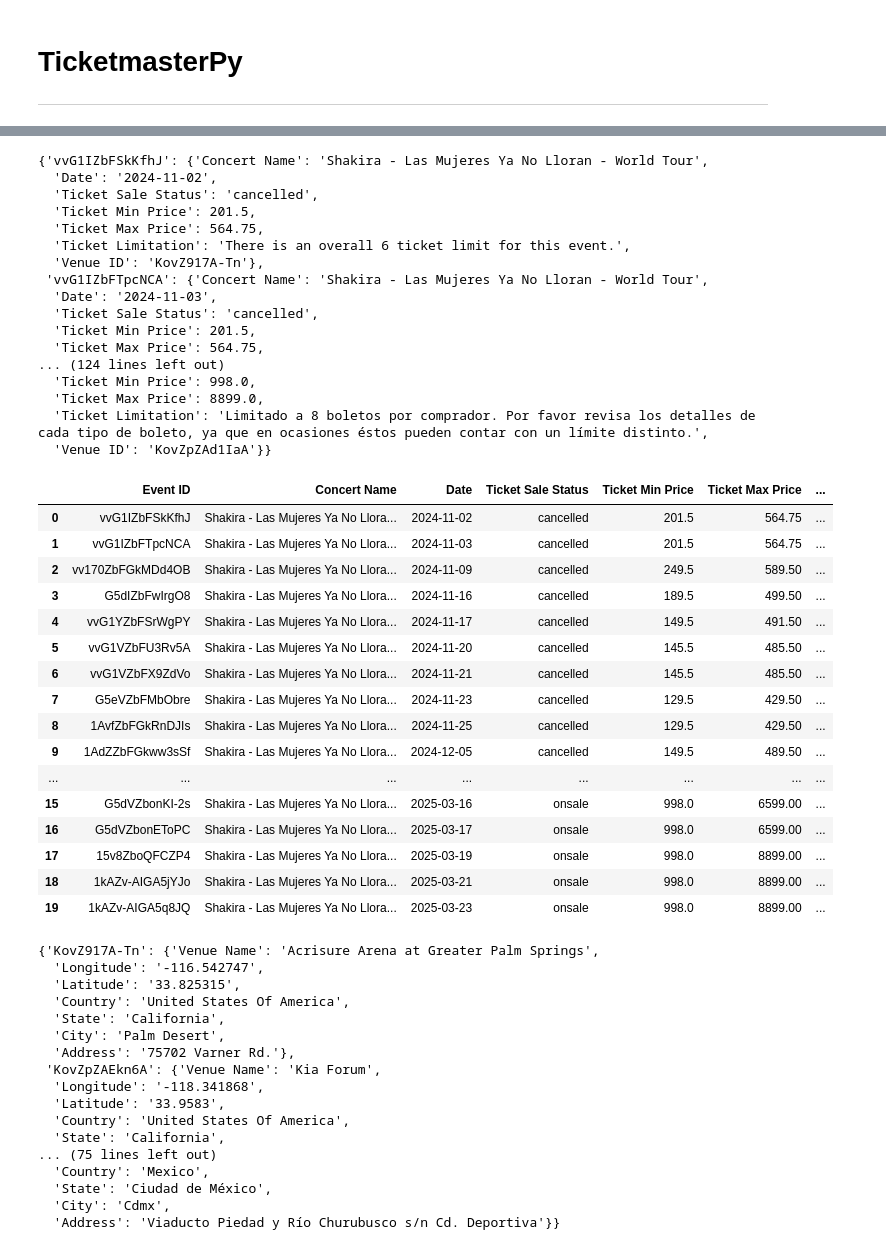
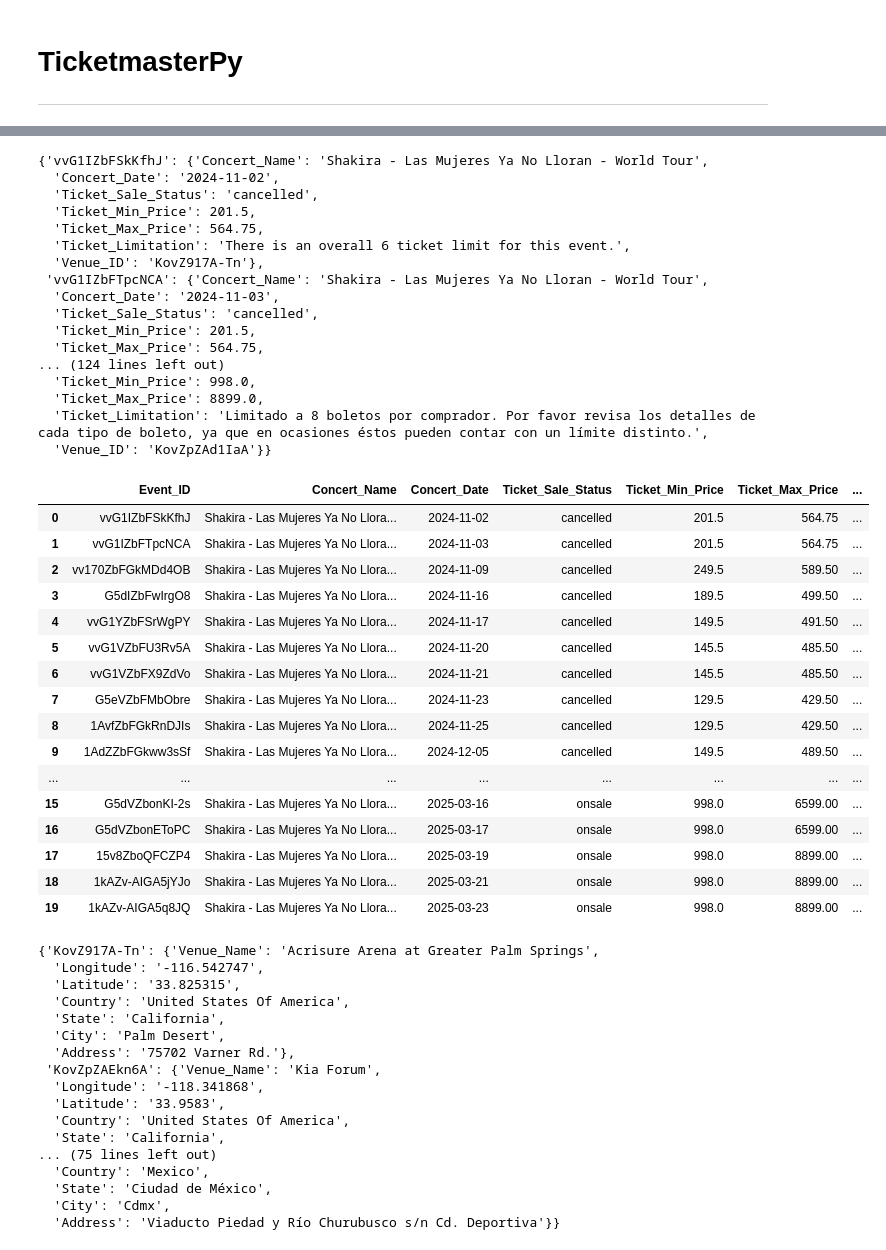
Before and after one commit to sescajeda/project3-data-engineering, a Jupyter notebook: Ticketmaster_API/TicketmasterPy.ipynb, the cells around one changed output, grey strips where cells are left out. Saved outputs shown, nothing was run; the diff lists cells and outputs as text; code cells hidden in the pictures.

```diff
--- a/Ticketmaster_API/TicketmasterPy.ipynb
+++ b/Ticketmaster_API/TicketmasterPy.ipynb
@@ -109,65 +109,65 @@ for concert in concerts:
         concert_id = concert['id']
 
         concert_name = concert['name']
-        concert_dict['Concert Name'] = concert_name
+        concert_dict['Concert_Name'] = concert_name
         concert_date = concert['dates']['start']['localDate']
-        concert_dict['Date'] = concert_date
+        concert_dict['Concert_Date'] = concert_date
         ticket_sale_status = concert['dates']['status']['code']
-        concert_dict['Ticket Sale Status'] = ticket_sale_status
+        concert_dict['Ticket_Sale_Status'] = ticket_sale_status
 
         # Use a try-except statement for varables that aren't necessarily common to all the concerts
         try:
             ticket_min_price = concert['priceRanges'][0]['min']
-            concert_dict['Ticket Min Price'] = ticket_min_price
+            concert_dict['Ticket_Min_Price'] = ticket_min_price
             ticket_max_price = concert['priceRanges'][0]['max']
-            concert_dict['Ticket Max Price'] = ticket_max_price
+            concert_dict['Ticket_Max_Price'] = ticket_max_price
         except (KeyError):
-            concert_dict['Ticket Min Price'] = 'Concert is in presale. General pricing is not available'
-            concert_dict['Ticket Max Price'] = 'Concert is in presale. General pricing is not available'
+            concert_dict['Ticket_Min_Price'] = 'Concert is in presale. General pricing is not available'
+            concert_dict['Ticket_Max_Price'] = 'Concert is in presale. General pricing is not available'
 
         try:
             ticket_limit = concert['ticketLimit']['info']
-            concert_dict['Ticket Limitation'] = ticket_limit
+            concert_dict['Ticket_Limitation'] = ticket_limit
         except (KeyError):
-            concert_dict['Ticket Limitation'] = 'No Limit'
+            concert_dict['Ticket_Limitation'] = 'No Limit'
 
         venue_id = concert['_embedded']['venues'][0]['id']
-        concert_dict['Venue ID'] = venue_id
+        concert_dict['Venue_ID'] = venue_id
 
         # Add the concert_dict to the dict_of_concerts
         dict_of_concerts[concert_id] = concert_dict
 
 dict_of_concerts
 # %% [output]
-{'vvG1IZbFSkKfhJ': {'Concert Name': 'Shakira - Las Mujeres Ya No Lloran - World Tour',
-  'Date': '2024-11-02',
-  'Ticket Sale Status': 'cancelled',
-  'Ticket Min Price': 201.5,
-  'Ticket Max Price': 564.75,
-  'Ticket Limitation': 'There is an overall 6 ticket limit for this event.',
-  'Venue ID': 'KovZ917A-Tn'},
- 'vvG1IZbFTpcNCA': {'Concert Name': 'Shakira - Las Mujeres Ya No Lloran - World Tour',
-  'Date': '2024-11-03',
-  'Ticket Sale Status': 'cancelled',
-  'Ticket Min Price': 201.5,
-  'Ticket Max Price': 564.75,
+{'vvG1IZbFSkKfhJ': {'Concert_Name': 'Shakira - Las Mujeres Ya No Lloran - World Tour',
+  'Concert_Date': '2024-11-02',
+  'Ticket_Sale_Status': 'cancelled',
+  'Ticket_Min_Price': 201.5,
+  'Ticket_Max_Price': 564.75,
+  'Ticket_Limitation': 'There is an overall 6 ticket limit for this event.',
+  'Venue_ID': 'KovZ917A-Tn'},
+ 'vvG1IZbFTpcNCA': {'Concert_Name': 'Shakira - Las Mujeres Ya No Lloran - World Tour',
+  'Concert_Date': '2024-11-03',
+  'Ticket_Sale_Status': 'cancelled',
+  'Ticket_Min_Price': 201.5,
+  'Ticket_Max_Price': 564.75,
 ... (124 lines left out)
-  'Ticket Min Price': 998.0,
-  'Ticket Max Price': 8899.0,
-  'Ticket Limitation': 'Limitado a 8 boletos por comprador. Por favor revisa los detalles de cada tipo de boleto, ya que en ocasiones éstos pueden contar con un límite distinto.',
-  'Venue ID': 'KovZpZAd1IaA'}}
+  'Ticket_Min_Price': 998.0,
+  'Ticket_Max_Price': 8899.0,
+  'Ticket_Limitation': 'Limitado a 8 boletos por comprador. Por favor revisa los detalles de cada tipo de boleto, ya que en ocasiones éstos pueden contar con un límite distinto.',
+  'Venue_ID': 'KovZpZAd1IaA'}}
 # %%
 # Create a DF for the concerts
 concerts_df = pd.DataFrame.from_dict(dict_of_concerts, orient='index')
 
 # Reset the index to make the concert IDs a regular column
 concerts_df.reset_index(inplace=True)
-concerts_df.rename(columns={'index': 'Event ID'}, inplace=True)
+concerts_df.rename(columns={'index': 'Event_ID'}, inplace=True)
 
 # Display the DataFrame
 concerts_df
 # %% [output]
-|  | Event ID | Concert Name | Date | Ticket Sale Status | Ticket Min Price | Ticket Max Price | ... |
+|  | Event_ID | Concert_Name | Concert_Date | Ticket_Sale_Status | Ticket_Min_Price | Ticket_Max_Price | ... |
 | 0 | vvG1IZbFSkKfhJ | Shakira - Las Mujeres Ya No Llora... | 2024-11-02 | cancelled | 201.5 | 564.75 | ... |
 | 1 | vvG1IZbFTpcNCA | Shakira - Las Mujeres Ya No Llora... | 2024-11-03 | cancelled | 201.5 | 564.75 | ... |
 | 2 | vv170ZbFGkMDd4OB | Shakira - Las Mujeres Ya No Llora... | 2024-11-09 | cancelled | 249.5 | 589.50 | ... |
@@ -197,7 +197,7 @@ for venue in concerts:
         venue_id = venue['_embedded']['venues'][0]['id']
 
         venue_name = venue['_embedded']['venues'][0]['name']
-        venue_dict['Venue Name'] = venue_name
+        venue_dict['Venue_Name'] = venue_name
 
         # Use a try-except statement for varables that aren't necessarily common to all the venues
         try:
@@ -229,14 +229,14 @@ for venue in concerts:
 
 dict_of_venues
 # %% [output]
-{'KovZ917A-Tn': {'Venue Name': 'Acrisure Arena at Greater Palm Springs',
+{'KovZ917A-Tn': {'Venue_Name': 'Acrisure Arena at Greater Palm Springs',
   'Longitude': '-116.542747',
   'Latitude': '33.825315',
   'Country': 'United States Of America',
   'State': 'California',
   'City': 'Palm Desert',
   'Address': '75702 Varner Rd.'},
- 'KovZpZAEkn6A': {'Venue Name': 'Kia Forum',
+ 'KovZpZAEkn6A': {'Venue_Name': 'Kia Forum',
   'Longitude': '-118.341868',
   'Latitude': '33.9583',
   'Country': 'United States Of America',
```
Also changed, not shown: parts of 8 cells of this notebook, 15 other files.
